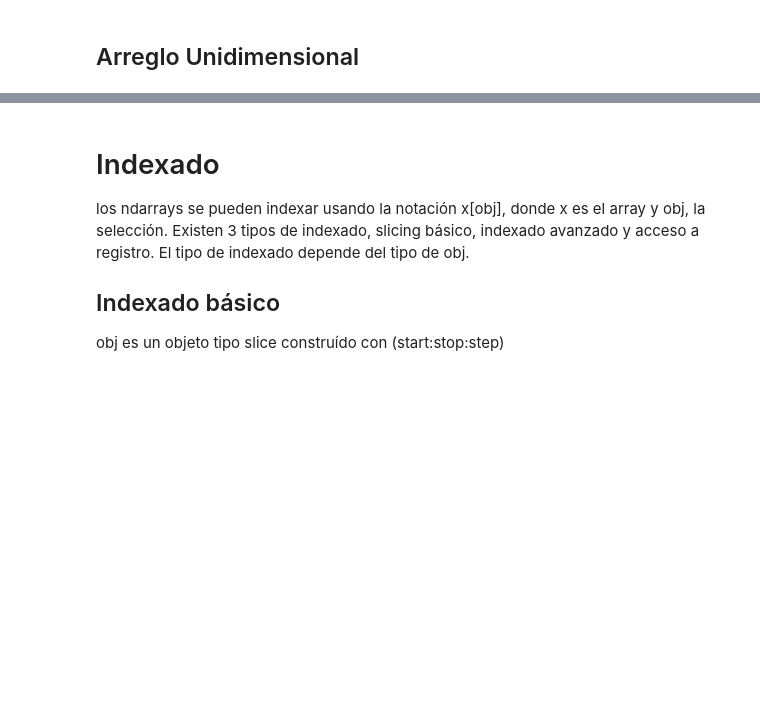
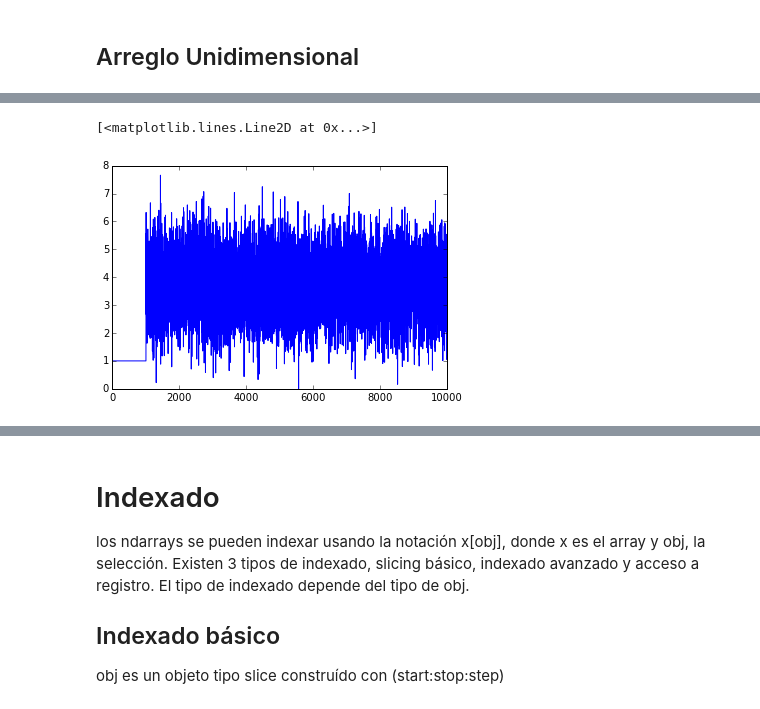
Before and after one commit to lmpizarro/apuntes-python-cientifico, a Jupyter notebook: tallerPython/numpy.ipynb, the cells around one changed output, grey strips where cells are left out. Cells and saved outputs as stored; diff of their text form; code cells hidden in the pictures; blank space fills up the shorter version.

```diff
--- a/tallerPython/numpy.ipynb
+++ b/tallerPython/numpy.ipynb
@@ -43,0 +112,7 @@ numpy.ndarray
+# %%
+zx[:1000] = 0
+zx[:1000] = 1
+plt.plot(zx)
+# %% [output]
+[<matplotlib.lines.Line2D at 0x...>]
+[figure, added]
```
Also changed, not shown: parts of 14 cells of this notebook, 1 other file.
